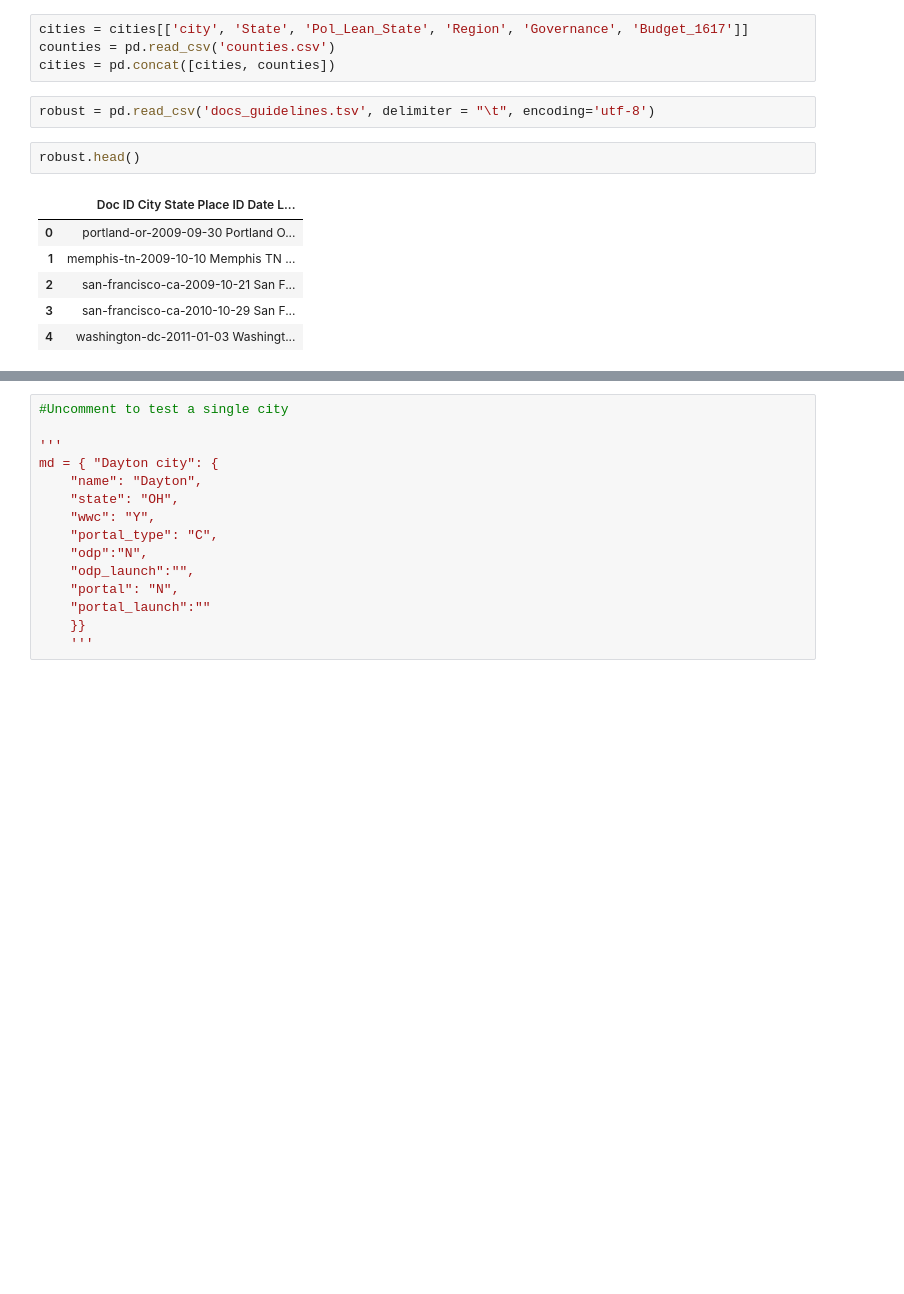
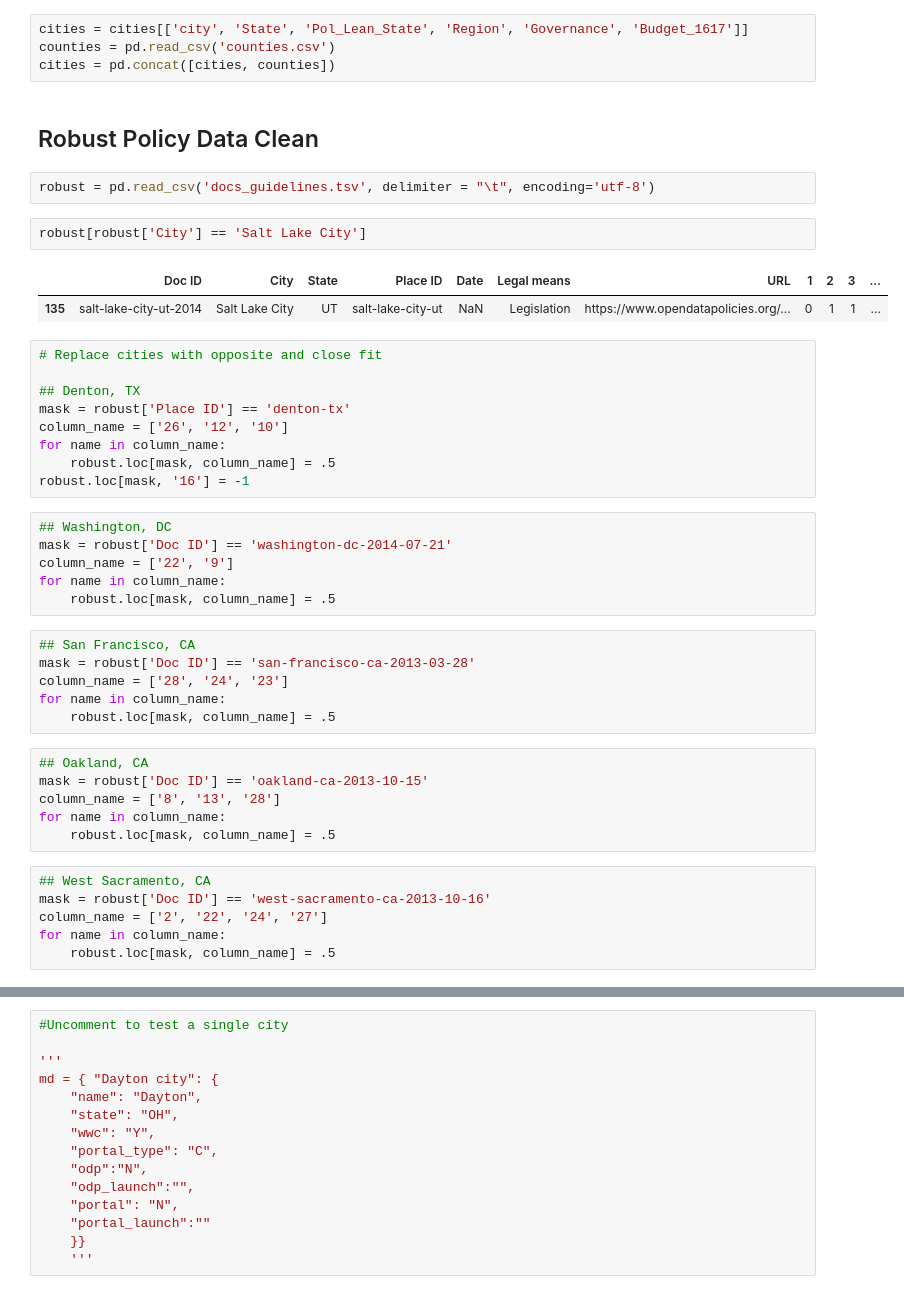
Before and after one commit to alenastern/Sunlight_FOIA, a Jupyter notebook: src/data/Data_Cleaning.ipynb, the cells around one changed output, grey strips where cells are left out. Drawn from its saved outputs; the diff is of its cells as text; blank space fills up the shorter version.

```diff
--- a/src/data/Data_Cleaning.ipynb
+++ b/src/data/Data_Cleaning.ipynb
@@ -58,14 +58,45 @@ cities['city'] = cs[0] + ' city'
 cities = cities[['city', 'State', 'Pol_Lean_State', 'Region', 'Governance', 'Budget_1617']]
 counties = pd.read_csv('counties.csv')
 cities = pd.concat([cities, counties])
+# %% [markdown]
+## Robust Policy Data Clean
 # %%
 robust = pd.read_csv('docs_guidelines.tsv', delimiter = "\t", encoding='utf-8')
-# %%
-robust.head()
-# %% [output]
-|  | Doc ID City State Place ID Date L... |
-| 0 | portland-or-2009-09-30 Portland O... |
-| 1 | memphis-tn-2009-10-10 Memphis TN ... |
-| 2 | san-francisco-ca-2009-10-21 San F... |
-| 3 | san-francisco-ca-2010-10-29 San F... |
-| 4 | washington-dc-2011-01-03 Washingt... |
+# %%
+robust[robust['City'] == 'Salt Lake City']
+# %% [output]
+|  | Doc ID | City | State | Place ID | Date | Legal means | URL | 1 | 2 | 3 | ... |
+| 135 | salt-lake-city-ut-2014 | Salt Lake City | UT | salt-lake-city-ut | NaN | Legislation | https://www.opendatapolicies.org/... | 0 | 1 | 1 | ... |
+# %%
+# Replace cities with opposite and close fit
+
+## Denton, TX
+mask = robust['Place ID'] == 'denton-tx'
+column_name = ['26', '12', '10']
+for name in column_name:
+    robust.loc[mask, column_name] = .5
+robust.loc[mask, '16'] = -1
+# %%
+## Washington, DC
+mask = robust['Doc ID'] == 'washington-dc-2014-07-21'
+column_name = ['22', '9']
+for name in column_name:
+    robust.loc[mask, column_name] = .5
+# %%
+## San Francisco, CA
+mask = robust['Doc ID'] == 'san-francisco-ca-2013-03-28'
+column_name = ['28', '24', '23']
+for name in column_name:
+    robust.loc[mask, column_name] = .5
+# %%
+## Oakland, CA
+mask = robust['Doc ID'] == 'oakland-ca-2013-10-15'
+column_name = ['8', '13', '28']
+for name in column_name:
+    robust.loc[mask, column_name] = .5
+# %%
+## West Sacramento, CA
+mask = robust['Doc ID'] == 'west-sacramento-ca-2013-10-16'
+column_name = ['2', '22', '24', '27']
+for name in column_name:
+    robust.loc[mask, column_name] = .5
```
Also changed, not shown: parts of 19 cells of this notebook.
